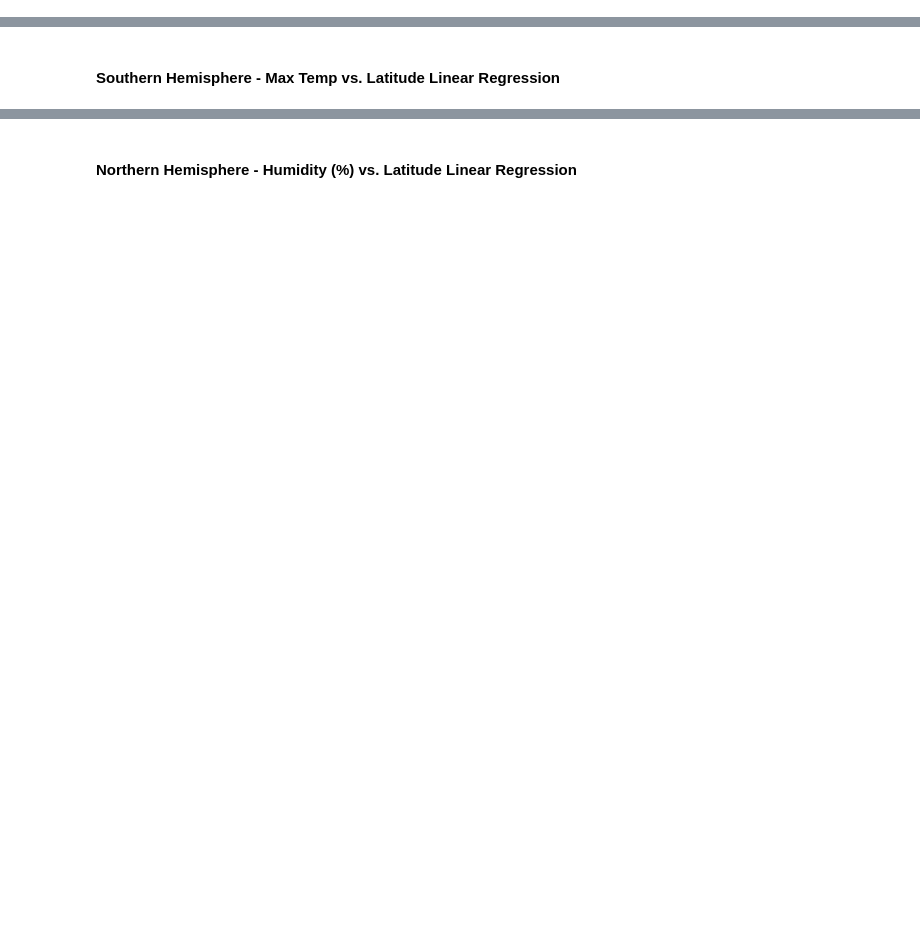
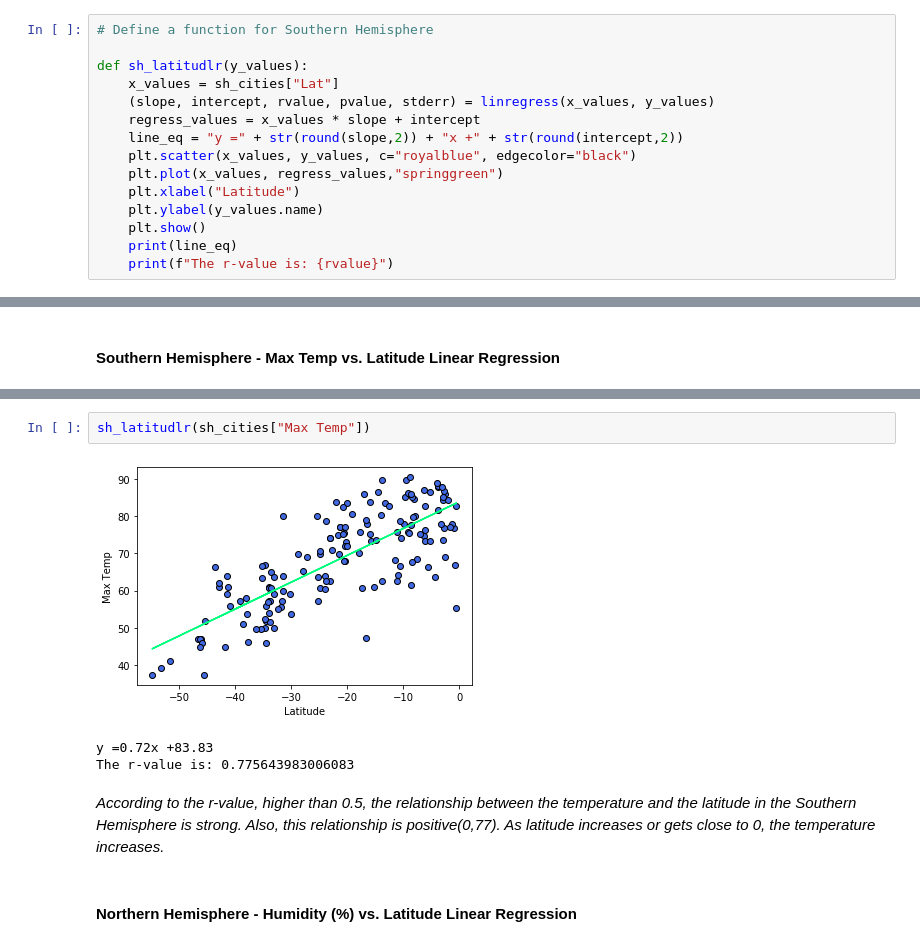
Before and after one commit to manuelamc14/api-demostrations, a Jupyter notebook: WeatherPy/WeatherPy.ipynb, the cells around one changed output, grey strips where cells are left out. Cells and saved outputs as stored; diff of their text form; blank space fills up the shorter version.

```diff
--- a/WeatherPy/WeatherPy.ipynb
+++ b/WeatherPy/WeatherPy.ipynb
@@ -373,5 +318,20 @@ sh_cities.describe()
 | 50% | -20.520000 | 26.890000 | 69.030000 | 77.000000 | 40.000000 | 6.850000 | 1.602037e+09 |
 | 75% | -8.750000 | 135.870000 | 77.970000 | 84.000000 | 75.000000 | 11.010000 | 1.602037e+09 |
 | max | -0.500000 | 175.520000 | 90.390000 | 100.000000 | 100.000000 | 23.040000 | 1.602038e+09 |
+# %%
+# Define a function for Southern Hemisphere
+
+def sh_latitudlr(y_values):
+    x_values = sh_cities["Lat"]
+    (slope, intercept, rvalue, pvalue, stderr) = linregress(x_values, y_values)
+    regress_values = x_values * slope + intercept
+    line_eq = "y =" + str(round(slope,2)) + "x +" + str(round(intercept,2))
+    plt.scatter(x_values, y_values, c="royalblue", edgecolor="black")
+    plt.plot(x_values, regress_values,"springgreen")
+    plt.xlabel("Latitude")
+    plt.ylabel(y_values.name)
+    plt.show()
+    print(line_eq)
+    print(f"The r-value is: {rvalue}")
 # %% [markdown]
 ####  Northern Hemisphere - Max Temp vs. Latitude Linear Regression
@@ -403,2 +348,10 @@ The r-value is: 0.6082708688906918
+# %%
+sh_latitudlr(sh_cities["Max Temp"])
+# %% [output]
+[figure, added]
+y =0.72x +83.83
+The r-value is: 0.775643983006083
+# %% [markdown]
+*According to the r-value, higher than 0.5, the relationship between the temperature and the latitude in the Southern Hemisphere is strong. Also, this relationship is positive(0,77). As latitude increases or gets close to 0, the temperature increases.*
 # %% [markdown]
 ####  Northern Hemisphere - Humidity (%) vs. Latitude Linear Regression
```
Also changed, not shown: parts of 41 cells of this notebook, 6 other files.
